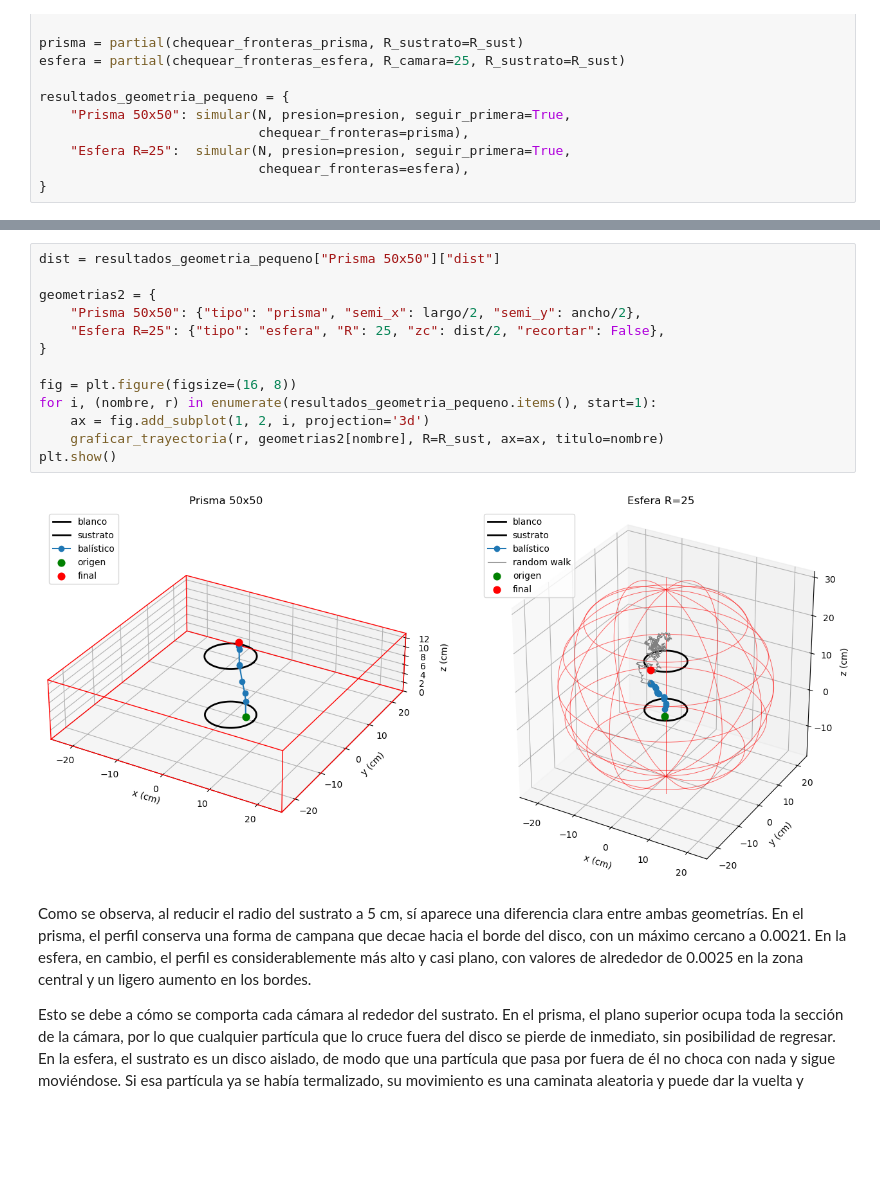
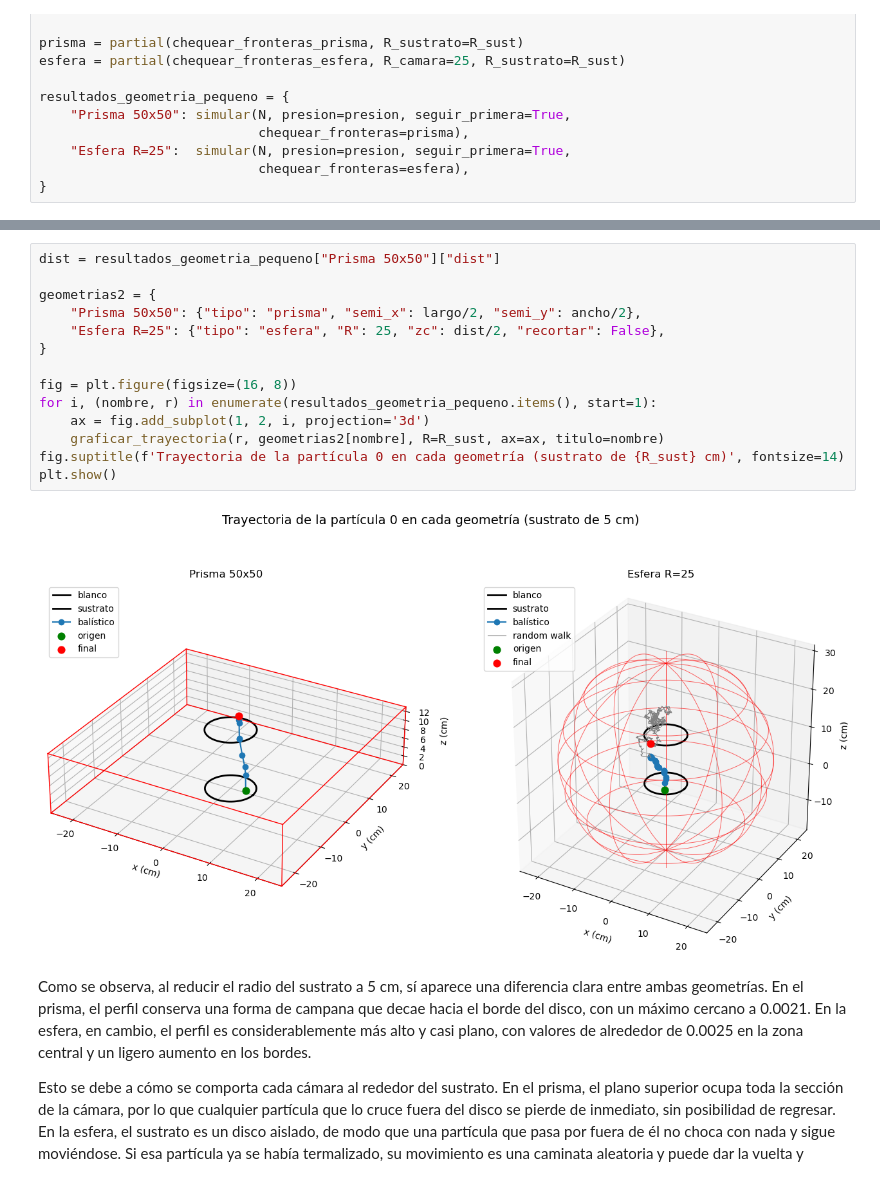
Before and after one commit to alexsandive/Monte-Carlo-Sputtering-Simulation_Proyecto-FS0200, a Jupyter notebook: Proyecto_AlexanderSancho.ipynb, the cells around one changed output, grey strips where cells are left out. Saved outputs shown, nothing was run; the diff lists cells and outputs as text; blank space fills up the shorter version.

```diff
--- a/Proyecto_AlexanderSancho.ipynb
+++ b/Proyecto_AlexanderSancho.ipynb
@@ -1338,18 +1341,19 @@ plt.show()
 # %%
 dist = resultados_geometria_pequeno["Prisma 50x50"]["dist"]
 
 geometrias2 = {
     "Prisma 50x50": {"tipo": "prisma", "semi_x": largo/2, "semi_y": ancho/2},
     "Esfera R=25": {"tipo": "esfera", "R": 25, "zc": dist/2, "recortar": False},
 }
 
 fig = plt.figure(figsize=(16, 8))
 for i, (nombre, r) in enumerate(resultados_geometria_pequeno.items(), start=1):
     ax = fig.add_subplot(1, 2, i, projection='3d')
     graficar_trayectoria(r, geometrias2[nombre], R=R_sust, ax=ax, titulo=nombre)
+fig.suptitle(f'Trayectoria de la partícula 0 en cada geometría (sustrato de {R_sust} cm)', fontsize=14)
 plt.show()
 # %% [output]
-[figure, old version]
+[figure, new version]
 # %% [markdown]
 Como se observa, al reducir el radio del sustrato a 5 cm, sí aparece una diferencia clara entre ambas geometrías. En el prisma, el perfil conserva una forma de campana que decae hacia el borde del disco, con un máximo cercano a 0.0021. En la esfera, en cambio, el perfil es considerablemente más alto y casi plano, con valores de alrededor de 0.0025 en la zona central y un ligero aumento en los bordes.
 
```
Also changed, not shown: parts of 4 cells of this notebook.
